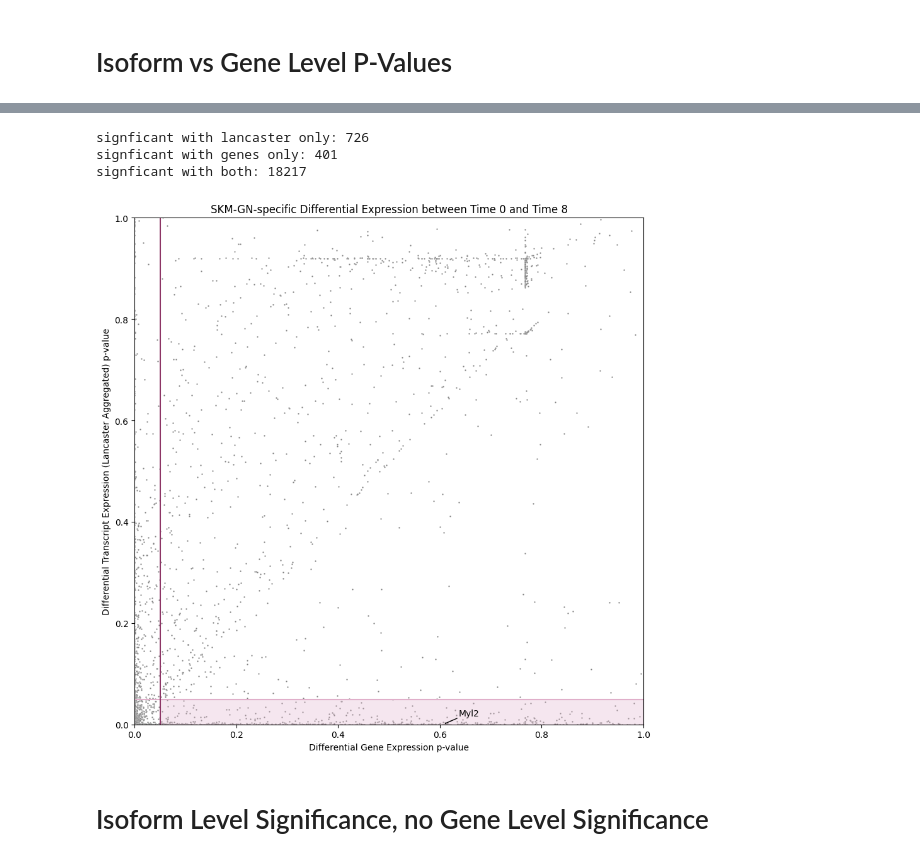
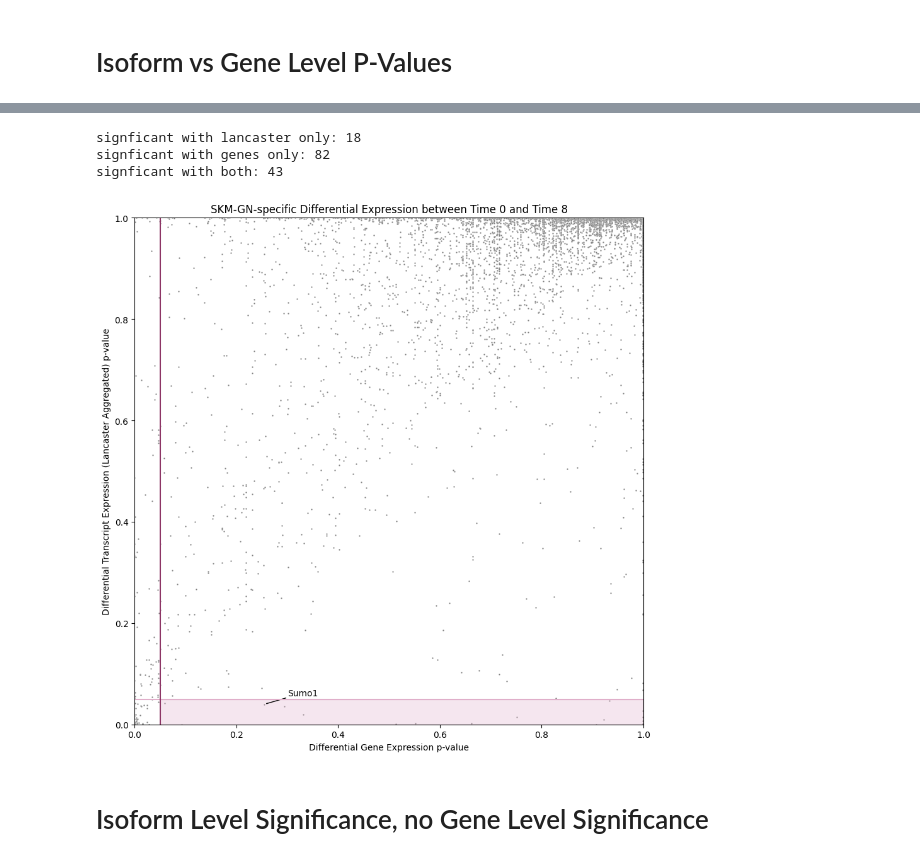
Before and after one commit to pachterlab/OP_2025, a Jupyter notebook: analysis_scripts/DEseq.ipynb, the cells around one changed output, grey strips where cells are left out. Cells and saved outputs as stored; diff of their text form; code cells hidden in the pictures.

```diff
--- a/analysis_scripts/DEseq.ipynb
+++ b/analysis_scripts/DEseq.ipynb
@@ -98,7 +96,7 @@ inference = DefaultInference()
 transcript_dds = DeseqDataSet(
     counts=adata.layers['counts'],
     metadata=adata.obs[['nid', 'tissue', 'sex', 'time']],
-    design = '~tissue + sex + time + tissue:time',
+    design = '~(tissue + sex) * (time)',
     inference=inference,
 )
 transcript_dds.deseq2()
@@ -144,7 +142,7 @@ inference = DefaultInference()
 gene_dds = DeseqDataSet(
     counts=adata.layers['counts'],
     metadata=adata.obs[['nid', 'tissue', 'sex', 'time']],
-    design = '~tissue + sex + time + tissue:time',
+    design = '~(tissue + sex) * (time)',
     inference=inference,
 )
 gene_dds.deseq2()
@@ -181,0 +171,38 @@ array([1., 0., 0., 0., 0., 0., 0., 0., 0., 0., 0., 0., 0., 0., 0., 0., 0.,
+# %%
+from patsy import dmatrix
+
+def contraster(dds_coldata, design_formula, group1, group2, weighted=False):
+    """
+    dds_coldata: pandas DataFrame (equivalent to colData(dds))
+    design_formula: string formula (e.g. '~ condition + batch')
+    group1: list of lists, where each list contains a column name followed by values
+    group2: same as group1
+    weighted: boolean flag for including duplicate rows
+    """
+
+    # Create model matrix
+    mod_mat = dmatrix(design_formula, dds_coldata, return_type='dataframe')
+
+    # Logical index for group1
+    grp1_rows = [dds_coldata[g[0]].isin(g[1:]) for g in group1]
+    grp1_mask = np.logical_and.reduce(grp1_rows)
+
+    # Logical index for group2
+    grp2_rows = [dds_coldata[g[0]].isin(g[1:]) for g in group2]
+    grp2_mask = np.logical_and.reduce(grp2_rows)
+
+    # Subset model matrices
+    mod_mat1 = mod_mat.loc[grp1_mask]
+    mod_mat2 = mod_mat.loc[grp2_mask]
+
+    if not weighted:
+        mod_mat1 = mod_mat1.drop_duplicates()
+        mod_mat2 = mod_mat2.drop_duplicates()
+
+    # Return the difference in column means
+    return (mod_mat1.mean() - mod_mat2.mean()).to_numpy()
+# %%
+contrast_vector = contraster(transcript_dds.obs[['nid', 'tissue', 'sex', 'time']], '~(tissue + sex) * (time)',
+          group1=[['tissue', 'SKM-GN'], ['time', 8]],
+          group2=[['tissue', 'SKM-GN'], ['time', 0]])
+contrast_vector
@@ -477,34 +486,34 @@ big_comp.head()
 # %%
 print('signficant with lancaster only:', np.sum((big_comp.lancaster <.05) & (big_comp.padj > .05)))
 print('signficant with genes only:', np.sum((big_comp.padj <.05) & (big_comp.lancaster > .05)))
 print('signficant with both:', np.sum((big_comp.lancaster <.05) & (big_comp.padj < .05)))
-goi = 'ENSRNOG00000030848'
+goi = 'ENSRNOG00000016133'
 fig, ax = plt.subplots(figsize=(9, 9))
 sns.scatterplot(big_comp, y = 'lancaster', x = 'padj',
                 #hue='log2FoldChange',
                 s = 3, c = 'grey')#, alpha=1)
 plt.axvspan(ymin = 0, ymax = .05, xmin = .05, xmax=1,color=color_dict['transcript'], alpha = .3)
 texts = [plt.text(x=big_comp.loc[big_comp.gene_id==goi, 'padj'], y=big_comp.loc[big_comp.gene_id==goi, 'lancaster'],
          s=big_comp.loc[big_comp.gene_id==goi, 'X3'].values[0])]
 adjust_text(texts, expand=(2, 2),
             target_y = big_comp.loc[big_comp.gene_id==goi, 'lancaster'],
             arrowprops=dict(arrowstyle="->", color='black'))
 plt.plot([0, 1], [.05, .05], c=color_dict['transcript'])
 plt.plot([.05, .05], [0, 1], c=color_dict['gene'])
 plt.xlim([0, 1])
 plt.ylim([0, 1])
 plt.ylabel('Differential Transcript Expression (Lancaster Aggregated) p-value')
 plt.xlabel('Differential Gene Expression p-value')
 plt.title('SKM-GN-specific Differential Expression between Time 0 and Time 8')
 plt.tight_layout()
 #sns.move_legend(ax, 'right', bbox_to_anchor=(1.25, .5))
 plt.savefig(f'figures_final/fig_2c.png')
 plt.show()
 # %% [output]
-signficant with lancaster only: 726
-signficant with genes only: 401
-signficant with both: 18217
+signficant with lancaster only: 18
+signficant with genes only: 82
+signficant with both: 43
-[figure, old version]
+[figure, new version]
 # %% [markdown]
 # Isoform Level Significance, no Gene Level Significance
 # %%
```
Also changed, not shown: parts of 25 cells of this notebook, 18 other files.
